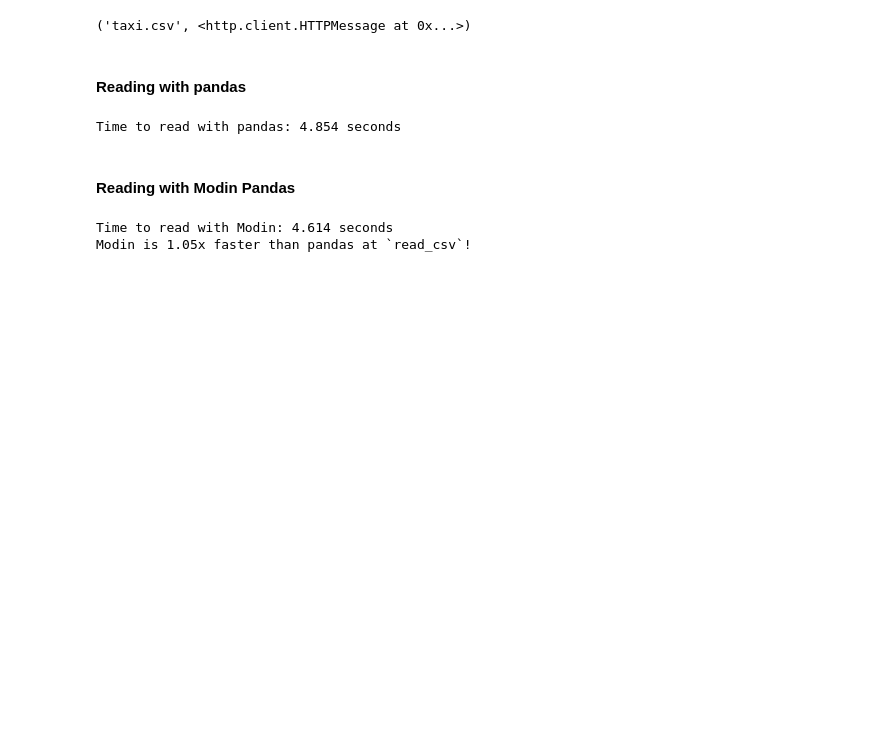
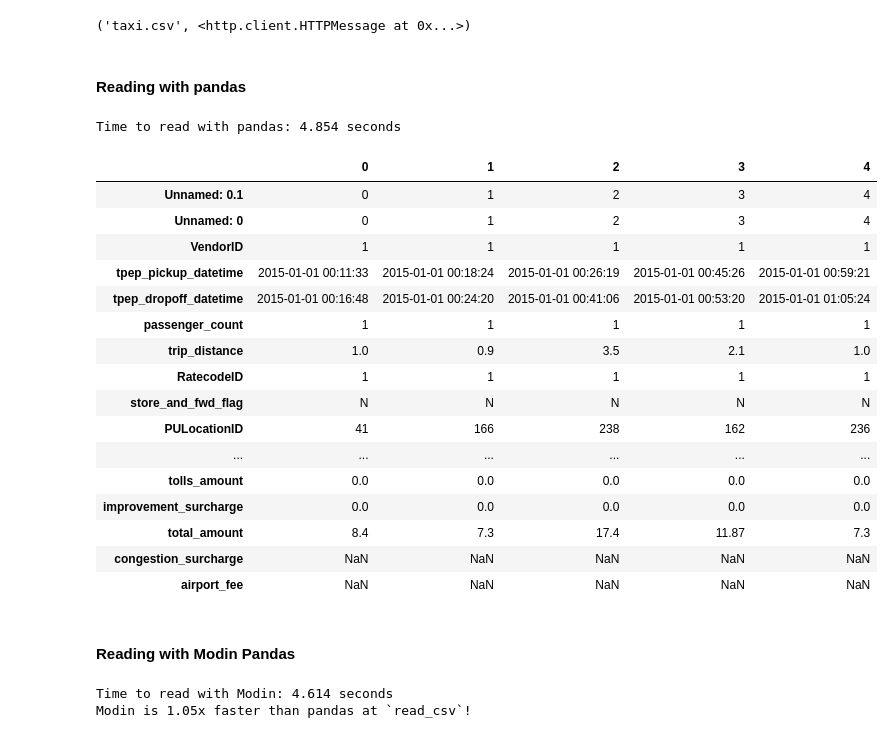
Before and after one commit to odog96/cml-ray-modin-wide-data, a Jupyter notebook: benchmark.ipynb, the cells around one changed output. Drawn from its saved outputs; the diff is of its cells as text; code cells hidden in the pictures; blank space fills up the shorter version.

```diff
--- a/benchmark.ipynb
+++ b/benchmark.ipynb
@@ -123,6 +123,26 @@ pandas_duration = end - start
 print("Time to read with pandas: {} seconds".format(round(pandas_duration, 3)))
 # %% [output]
 Time to read with pandas: 4.854 seconds
+# %%
+pandas_df.head().T
+# %% [output]
+|  | 0 | 1 | 2 | 3 | 4 |
+| Unnamed: 0.1 | 0 | 1 | 2 | 3 | 4 |
+| Unnamed: 0 | 0 | 1 | 2 | 3 | 4 |
+| VendorID | 1 | 1 | 1 | 1 | 1 |
+| tpep_pickup_datetime | 2015-01-01 00:11:33 | 2015-01-01 00:18:24 | 2015-01-01 00:26:19 | 2015-01-01 00:45:26 | 2015-01-01 00:59:21 |
+| tpep_dropoff_datetime | 2015-01-01 00:16:48 | 2015-01-01 00:24:20 | 2015-01-01 00:41:06 | 2015-01-01 00:53:20 | 2015-01-01 01:05:24 |
+| passenger_count | 1 | 1 | 1 | 1 | 1 |
+| trip_distance | 1.0 | 0.9 | 3.5 | 2.1 | 1.0 |
+| RatecodeID | 1 | 1 | 1 | 1 | 1 |
+| store_and_fwd_flag | N | N | N | N | N |
+| PULocationID | 41 | 166 | 238 | 162 | 236 |
+| ... | ... | ... | ... | ... | ... |
+| tolls_amount | 0.0 | 0.0 | 0.0 | 0.0 | 0.0 |
+| improvement_surcharge | 0.0 | 0.0 | 0.0 | 0.0 | 0.0 |
+| total_amount | 8.4 | 7.3 | 17.4 | 11.87 | 7.3 |
+| congestion_surcharge | NaN | NaN | NaN | NaN | NaN |
+| airport_fee | NaN | NaN | NaN | NaN | NaN |
 # %% [markdown]
 #### Reading with Modin Pandas
 # %%
```
Also changed, not shown: parts of 4 cells of this notebook.
